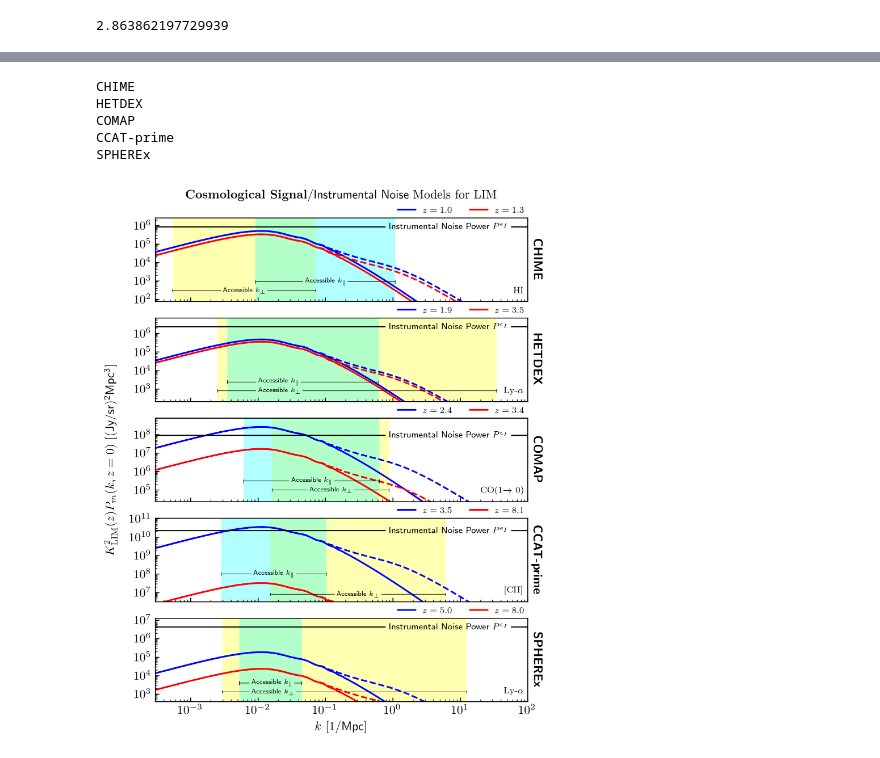
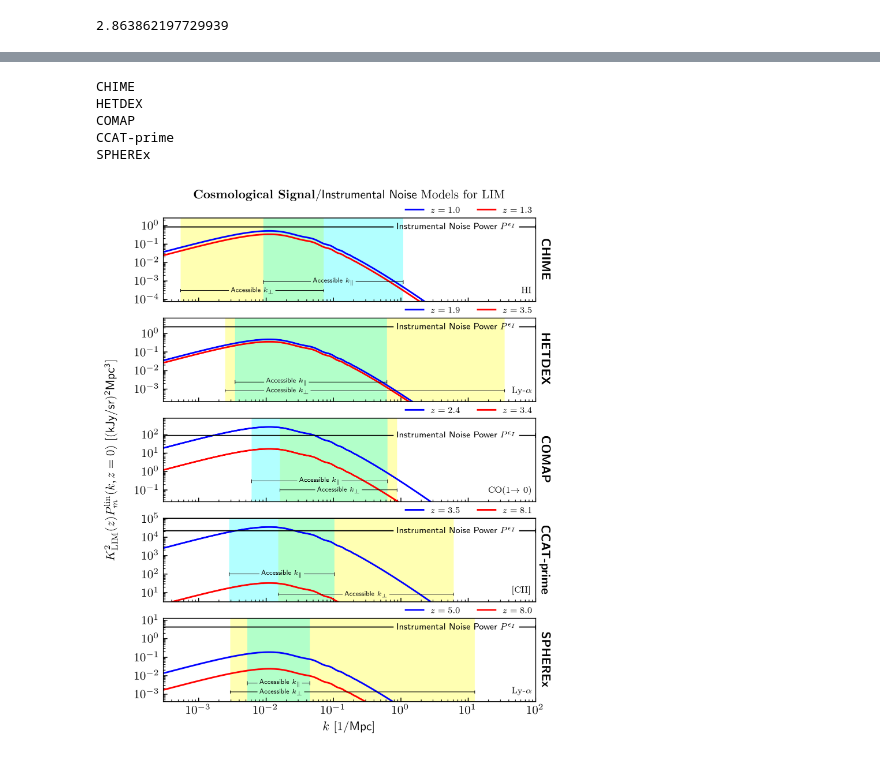
Before and after one commit to DelonShen/LIMxCMBL, a Jupyter notebook: 012.002.2025-04-03-line-model-noise-and-sensitivity.ipynb, the cells around one changed output, grey strips where cells are left out. Drawn from its saved outputs; the diff is of its cells as text; code cells hidden in the pictures.

Commit message:
making lots of figures

```diff
--- a/012.002.2025-04-03-line-model-noise-and-sensitivity.ipynb
+++ b/012.002.2025-04-03-line-model-noise-and-sensitivity.ipynb
@@ -86,8 +86,8 @@ def hline_text(x, y, text, color="k", fontsize=12, linestyle="-", ax=None,
     ax.plot([left, left], [y-dy/5, y+dy/5], color=color, lw=lw)
     ax.plot([right, right], [y-dy/5, y+dy/5], color=color, lw=lw)
 # %%
-kper_ys = [3e2, 8e2, 1e5, 8e6, 13e2]
-kpar_ys = [9e2, 24e2, 3e5, 1e8, 39e2]
+kper_ys = np.array([3e2, 8e2, 1e5, 8e6, 13e2])/1e6
+kpar_ys = np.array([9e2, 24e2, 3e5, 1e8, 39e2])/1e6
 # %%
 import matplotlib.patheffects as pe
 # %%
@@ -191,20 +191,20 @@ for i,experiment in enumerate(e_order):
 
     for idx,c in zip(idxs, colors):
         z = zs[idx]
-        ax.plot(k, (KIs[experiment][idx].to(u.Jy/u.sr))**2 * pk_lin,
+        ax.plot(k, (KIs[experiment][idx].to(u.kJy/u.sr))**2 * pk_lin,
                  c = c,
                  label=r'$z=%.1f$'%(z))
-        ax.plot(k, (KIs[experiment][idx].to(u.Jy/u.sr))**2 * pk_nonlin,
-                 c = c,
-                 ls='--')
+#         ax.plot(k, (KIs[experiment][idx].to(u.kJy/u.sr))**2 * pk_nonlin,
+#                  c = c,
+#                  ls='--')
     ax.set_yscale('log')
     ax.set_xscale('log')
 
 
     #instrumentla noise
-    _a, _b = Pei_dict[experiment]()
+    _, _b = Pei_dict[experiment]()
     print(experiment)
-    _b = np.array(_b.to((u.Jy/u.sr)**2 * u.Mpc**3))
+    _b = np.array(_b.to((u.kJy/u.sr)**2 * u.Mpc**3))
     Pei = np.max(_b)
 
 
@@ -239,7 +239,7 @@ for i,experiment in enumerate(e_order):
     plotted_idxs = np.where((k <= xright) & (k>=xleft))
 
 
-    yhigh = 3*max(np.array(np.max((KIs[experiment][idxs[0]].to(u.Jy/u.sr))**2  * pk_lin[plotted_idxs])), Pei)
+    yhigh = 3*max(np.array(np.max((KIs[experiment][idxs[0]].to(u.kJy/u.sr))**2  * pk_lin[plotted_idxs])), Pei)
     ax.set_xlim(xleft, xright)
     ax.set_ylim(yhigh/2**15, yhigh)
     ax.yaxis.set_major_locator(mticker.LogLocator(numticks=999,))
@@ -264,32 +264,32 @@ for i,experiment in enumerate(e_order):
                y=kper_ys[i],  text=r'{\sf Accessible} $k_\perp$',
               color='k', fontsize=6, linestyle='-', ax=ax,
               left = kperp_min, right=kperp_max,
               ha = _ha, lw=0.5, pad=0.005)
 
 
     hline_text(x = _x2,
                y=kpar_ys[i],  text=r'{\sf Accessible} $k_\parallel$',
               color='k', fontsize=6, linestyle='-', ax=ax,
               left = kpar_fundamental, right=kpar_max_survey,
               ha = _ha, lw=0.5, pad=0.005)
     hline_text(x = 5e1, y=Pei,  text=r'{\sf Instrumental Noise Power} $P^{\epsilon_I}$',
               color='k', fontsize=8, linestyle='-', ax=ax)
 
 
 
 axs[-1].set_xlabel(r'$k\ [1 / {\sf Mpc}]$', )
-axs[2].set_ylabel(r'$K_{\rm LIM}^2(z)P_m(k, z=0)\ [{\sf (Jy/sr)^2 Mpc^3}]$'+'\n')
+axs[2].set_ylabel(r'$K_{\rm LIM}^2(z)P_m^{\rm lin}(k, z=0)\ [{\sf (kJy/sr)^2 Mpc^3}]$'+'\n')
 
 
 # plt.subplots_adjust(wspace=0, hspace=0)
 axs[0].set_title(r'\textbf{Cosmological Signal}/{\sf Instrumental Noise} Models for LIM'+'\n',
                 fontsize=11,)
 
 plt.savefig('figures/012.002.line-models.pdf', bbox_inches='tight')
 # %% [output]
 CHIME
 HETDEX
 COMAP
 CCAT-prime
 SPHEREx
-[figure, old version]
+[figure, new version]
```
Also changed, not shown: parts of 1 cell of this notebook, 21 other files.
